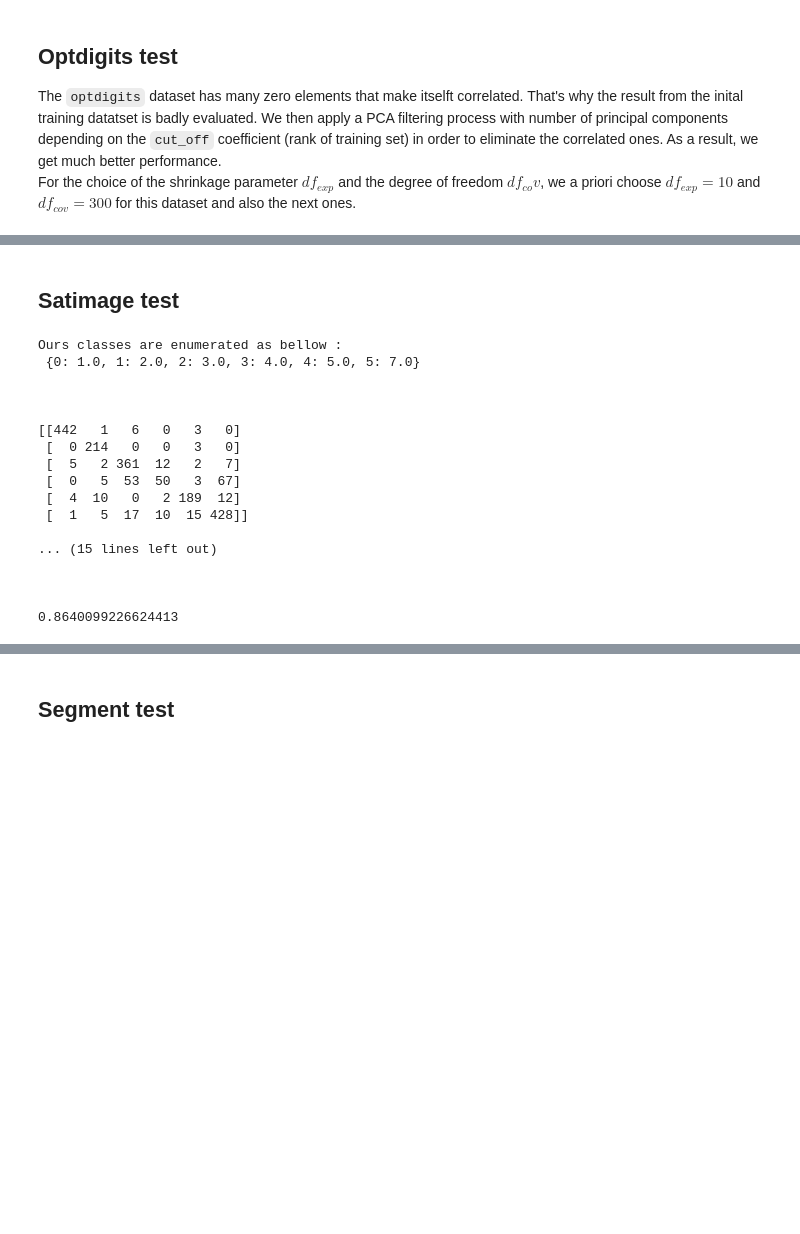
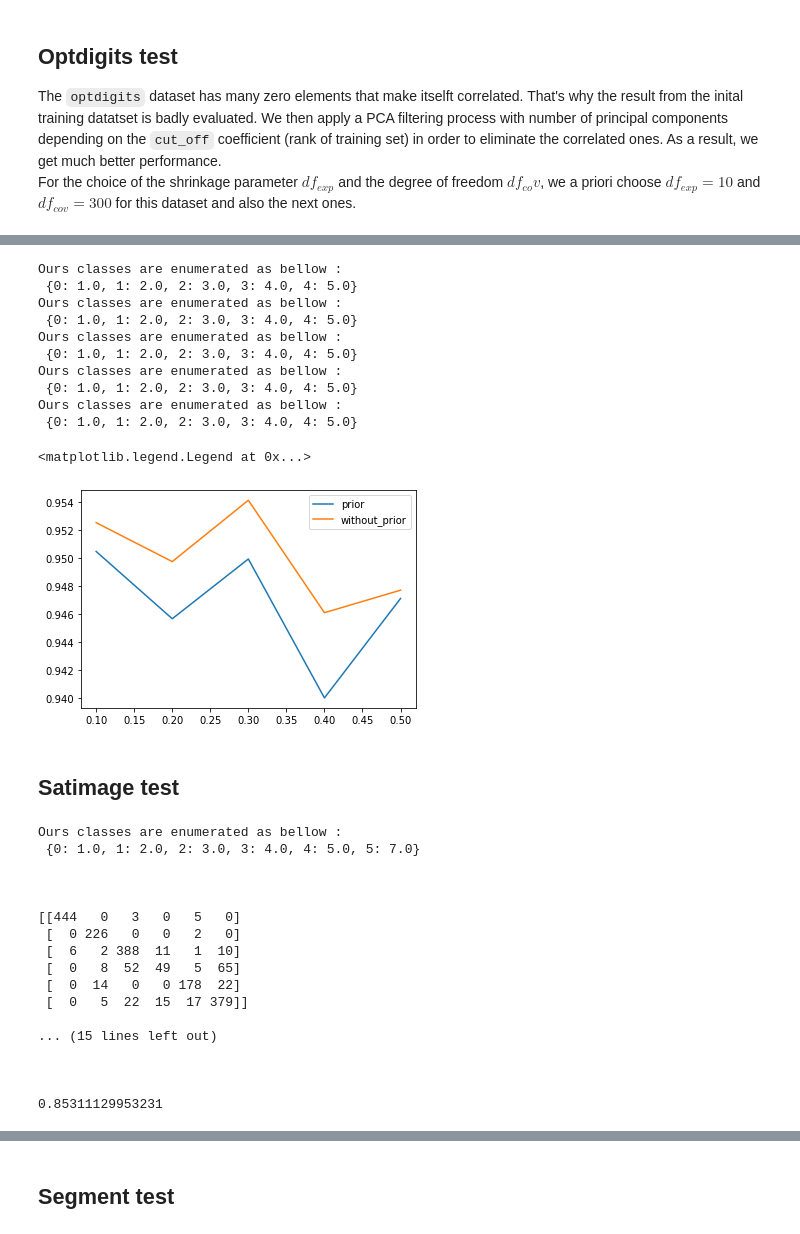
Before and after one commit to huydungasd/AOS1_project, a Jupyter notebook: Project.ipynb, the cells around one changed output, grey strips where cells are left out. Cells and saved outputs as stored; diff of their text form; code cells hidden in the pictures; blank space fills up the shorter version.

```diff
--- a/Project.ipynb
+++ b/Project.ipynb
@@ -209,8 +226,8 @@ plt.plot(cuts_off, prediction_without_prior)
 # %%
+df_exp_pag = 0.9
+df_cov_pag = Xapp_pag.shape[1] + 1
+
 Xapp_pag, Zapp_pag, Xtst_pag, Ztst_pag, mprior_pag, Sprior_pag = data_processing("dataset/page-blocks.csv")
-
-df_exp_pag = 0.1
-df_cov_pag = 65
 
 pi_pag, mu_pag, Sig_pag = QDA(Xapp_pag, Zapp_pag, mprior_pag, df_exp_pag, Sprior_pag, df_cov_pag)
 prob_pag, pred_pag = evaluation(Xtst_pag, pi_pag, mu_pag, Sig_pag)
@@ -268,11 +284,42 @@ print('\n\n', precision_score(np.argmax(Ztst_pag, axis=1), pred_pag_2, average='
+# %%
+cuts_off = np.array([0.1, 0.2, 0.3, 0.4, 0.5])
+prediction = np.zeros(len(cuts_off))
+prediction_without_prior = np.zeros(len(cuts_off))
+
+for i in range(len(cuts_off)):
+    Xapp_pag, Zapp_pag, Xtst_pag, Ztst_pag, mprior_pag, Sprior_pag = data_processing("dataset/page-blocks.csv")
+
+    pi_pag, mu_pag, Sig_pag = QDA(Xapp_pag, Zapp_pag, mprior_pag, df_exp_pag, Sprior_pag, df_cov_pag)
+    prob_pag, pred_pag = evaluation(Xtst_pag, pi_pag, mu_pag, Sig_pag)
+    prediction[i] = precision_score(np.argmax(Ztst_pag, axis=1), pred_pag, average='weighted')
+
+    pi_pag_2, mu_pag_2, Sig_pag_2 = QDA_without_prior(Xapp_pag, Zapp_pag)
+    prob_pag_2, pred_pag_2 = evaluation(Xtst_pag, pi_pag_2, mu_pag_2, Sig_pag_2)
+    prediction_without_prior[i] = precision_score(np.argmax(Ztst_pag, axis=1), pred_pag_2, average='weighted')
+
+plt.plot(cuts_off, prediction)
+plt.plot(cuts_off, prediction_without_prior)
+plt.legend(["prior", "without_prior"])
+# %% [output]
+Ours classes are enumerated as bellow :
+ {0: 1.0, 1: 2.0, 2: 3.0, 3: 4.0, 4: 5.0}
+Ours classes are enumerated as bellow :
+ {0: 1.0, 1: 2.0, 2: 3.0, 3: 4.0, 4: 5.0}
+Ours classes are enumerated as bellow :
+ {0: 1.0, 1: 2.0, 2: 3.0, 3: 4.0, 4: 5.0}
+Ours classes are enumerated as bellow :
+ {0: 1.0, 1: 2.0, 2: 3.0, 3: 4.0, 4: 5.0}
+Ours classes are enumerated as bellow :
+ {0: 1.0, 1: 2.0, 2: 3.0, 3: 4.0, 4: 5.0}
+<matplotlib.legend.Legend at 0x...>
+[figure, added]
 # %% [markdown]
 ## Satimage test
 # %%
-Xapp_sat, Zapp_sat, Xtst_sat, Ztst_sat, mprior_sat, Sprior_sat = data_processing("dataset/satimage.csv",
-                                                                                n_components_pca=30)
+Xapp_sat, Zapp_sat, Xtst_sat, Ztst_sat, mprior_sat, Sprior_sat = data_processing("dataset/satimage.csv")
 
 df_exp_sat = 0.1
-df_cov_sat = 38
+df_cov_sat = Xapp_sat.shape[1] + 1
 
 pi_sat, mu_sat, Sig_sat = QDA(Xapp_sat, Zapp_sat, mprior_sat, df_exp_sat, Sprior_sat, df_cov_sat)
 prob_sat, pred_sat = evaluation(Xtst_sat, pi_sat, mu_sat, Sig_sat)
@@ -289,18 +336,18 @@ Ours classes are enumerated as bellow :
 
 
 
-[[442   1   6   0   3   0]
- [  0 214   0   0   3   0]
- [  5   2 361  12   2   7]
- [  0   5  53  50   3  67]
- [  4  10   0   2 189  12]
- [  1   5  17  10  15 428]]
+[[444   0   3   0   5   0]
+ [  0 226   0   0   2   0]
+ [  6   2 388  11   1  10]
+ [  0   8  52  49   5  65]
+ [  0  14   0   0 178  22]
+ [  0   5  22  15  17 379]]
 
 ... (15 lines left out)
 
 
 
-0.8640099226624413
+0.85311129953231
 # %%
 pi_sat_2, mu_sat_2, Sig_sat_2 = QDA_without_prior(Xapp_sat, Zapp_sat)
 prob_sat_2, pred_sat_2 = evaluation(Xtst_sat, pi_sat_2, mu_sat_2, Sig_sat_2)
```
Also changed, not shown: parts of 12 cells of this notebook.
